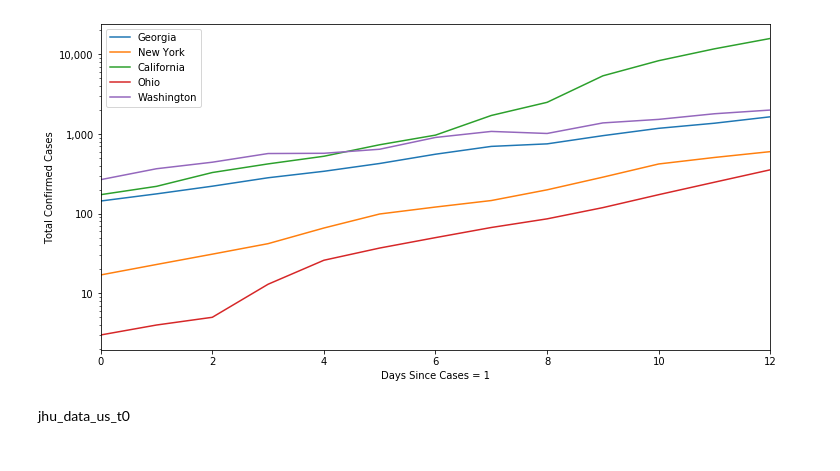
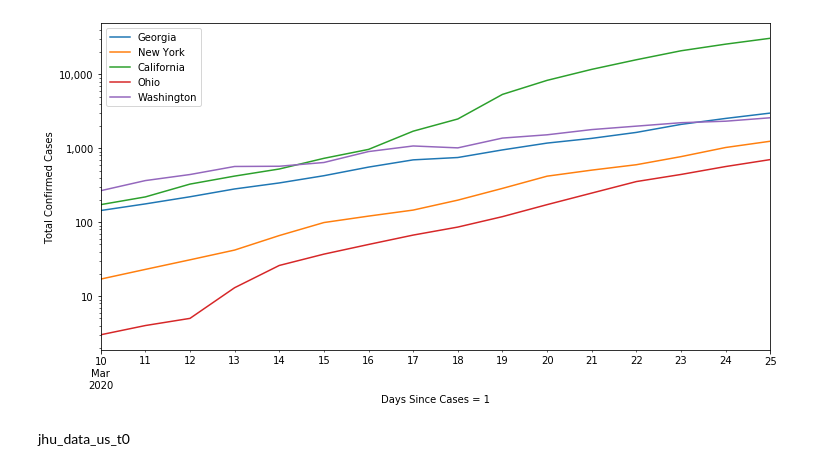
Before and after one commit to slstarnes/coronavirus-stats, a Jupyter notebook: Coronavirus.ipynb, the cells around one changed output. Cells and saved outputs as stored; diff of their text form; code cells hidden in the pictures.

```diff
--- a/Coronavirus.ipynb
+++ b/Coronavirus.ipynb
@@ -42,3 +38,26 @@ country_mapper = {
 jhu_data['Country/Region'] = jhu_data['Country/Region'].map(country_mapper).fillna(jhu_data['Country/Region'])
 # %%
 assert set(country_filter) - set(jhu_data['Country/Region']) == set()
+# %%
+def jhu_data_processing(df, states_data=False):
+    loc = 'location' if not states_data else 'state'
+    df['Country/Region'] = df['Country/Region'].map(country_mapper).fillna(df['Country/Region'])
+    if states_data:
+        df = df[df['Country/Region'] == 'United States']
+        df['Province/State'] = df['Province/State'].map(drop_cities).dropna()
+        df = df.drop(columns=['Lat', 'Long', 'Country/Region'])
+        df = df.groupby('Province/State').max()
+    else:
+        df = df.drop(columns=['Lat', 'Long', 'Province/State'])
+        df = df.groupby('Country/Region').max()
+    df = df.stack().reset_index()
+    df.columns = [loc, 'date', 'total']
+    df['date'] = pd.to_datetime(df['date'])
+    if not states_data:
+        df = df.query('total >= @t0_threshold')
+        t0_date = df.groupby(loc).min()['date']
+        df.loc[:, 't0_date'] = pd.to_datetime(df[loc].map(t0_date))
+        df.loc[:, 'since_t0'] = df['date'] - df['t0_date']
+        df.loc[:, 'since_t0']  = df['since_t0'].map(lambda x: x.days)
+        df.loc[:, 'since_t0'] = df.loc[:, 'since_t0'].where(df['since_t0'] > 0, 0)
+    return df
@@ -95,0 +144,3 @@ jhu_data_us_t0.loc[:, 'since_t0'] = jhu_data_us_t0.loc[:, 'since_t0'].where(jhu_
+# %%
+jhu_data_t0 = jhu_data_processing(jhu_data)
+jhu_data_us_reduced = jhu_data_processing(jhu_data, states_data=True)
@@ -119,15 +170,16 @@ ax.yaxis.set_major_formatter(mtick.StrMethodFormatter('{x:,.0f}'))
 state_filter = ['Georgia', 'New York', 'California', 'Ohio', 'Washington']
 # %%
 ax = plt.gca()
-p=jhu_data_us_t0[jhu_data_us_t0['state'].isin(state_filter)].groupby('state').plot(x='since_t0',
-                                                                                     y='total_cases',
+plot_df = jhu_data_us_reduced[jhu_data_us_reduced['total']>0]
+p=plot_df[plot_df['state'].isin(state_filter)].groupby('state').plot(x='date',
+                                                                                     y='total',
                                                                                      ax=ax, logy=True)
 ax.figure.set_size_inches(12,6)
 ax.legend(state_filter)
 ax.set_xlabel('Days Since Cases = 1')
 ax.set_ylabel('Total Confirmed Cases')
-ax.yaxis.set_major_formatter(mtick.StrMethodFormatter('{x:,.0f}'))
+ax.yaxis.set_major_formatter(mtick.StrMethodFormatter('{x:,.0f}'));
 # %% [output]
-[figure, old version]
+[figure, new version]
 # %% [markdown]
 jhu_data_us_t0
```
Also changed, not shown: parts of 26 cells of this notebook.
